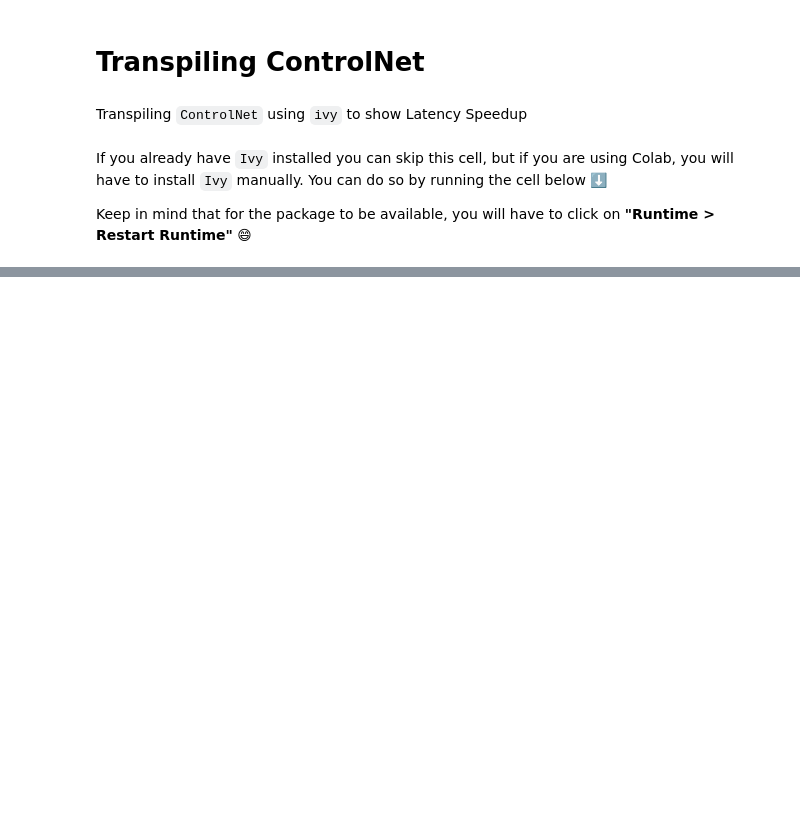
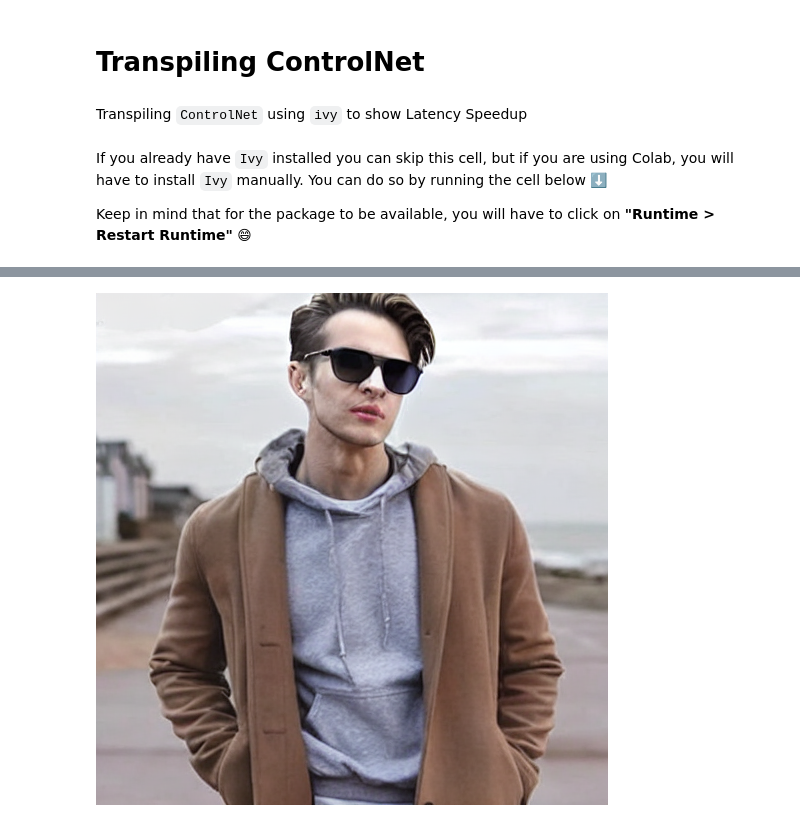
Before and after one commit to HaiderSultanArc/demos, a Jupyter notebook: examples_and_demos/controlnet_transpilation.ipynb, the cells around one changed output, grey strips where cells are left out. Saved outputs shown, nothing was run; the diff lists cells and outputs as text; code cells hidden in the pictures; blank space fills up the shorter version.

```diff
--- a/examples_and_demos/controlnet_transpilation.ipynb
+++ b/examples_and_demos/controlnet_transpilation.ipynb
@@ -39,0 +88,10 @@ pipe.scheduler = DPMSolverMultistepScheduler.from_config(pipe.scheduler.config)
+# %%
+def make_inpaint_condition(image, image_mask):
+    image = np.array(image.convert("RGB")).astype(np.float32) / 255.0
+    image_mask = np.array(image_mask.convert("L")).astype(np.float32) / 255.0
+
+    assert image.shape[0:1] == image_mask.shape[0:1], "image and image_mask must have the same image size"
+    image[image_mask > 0.5] = -1.0  # set as masked pixel
+    image = np.expand_dims(image, 0).transpose(0, 3, 1, 2)
+    image = torch.from_numpy(image)
+    return image
@@ -39,0 +100,2 @@ pipe.scheduler = DPMSolverMultistepScheduler.from_config(pipe.scheduler.config)
+# %%
+control_image = make_inpaint_condition(init_image, mask_image)
@@ -39,0 +163,10 @@ pipe.scheduler = DPMSolverMultistepScheduler.from_config(pipe.scheduler.config)
+# %%
+image = pipe(
+    "a handsome man with ray-ban sunglasses",
+    num_inference_steps=20,
+    # generator=torch_generator,
+    eta=1.0,
+    image=init_image,
+    mask_image=mask_image,
+    control_image=control_image,
+).images[0]
@@ -39,0 +179,4 @@ pipe.scheduler = DPMSolverMultistepScheduler.from_config(pipe.scheduler.config)
+# %%
+image
+# %% [output]
+[figure, added]
```
Also changed, not shown: parts of 31 cells of this notebook.
